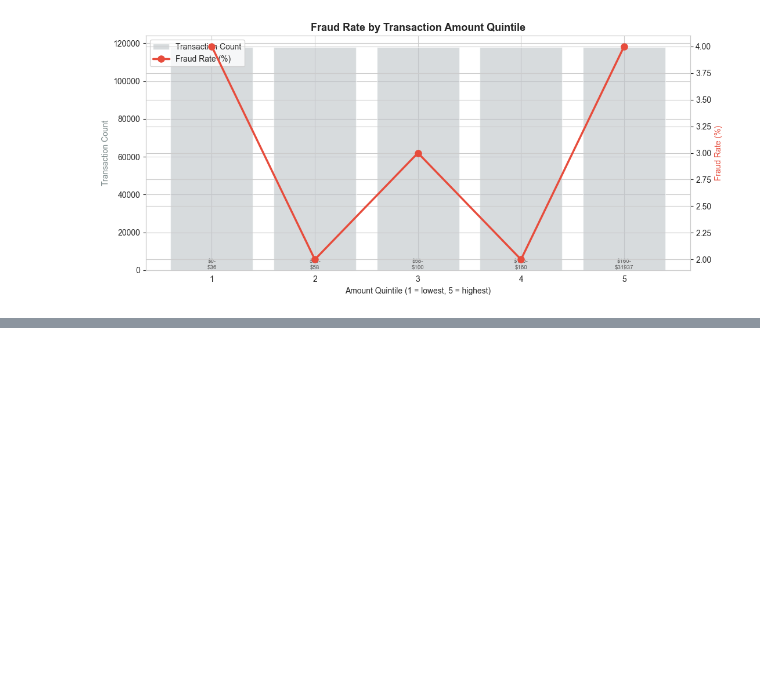
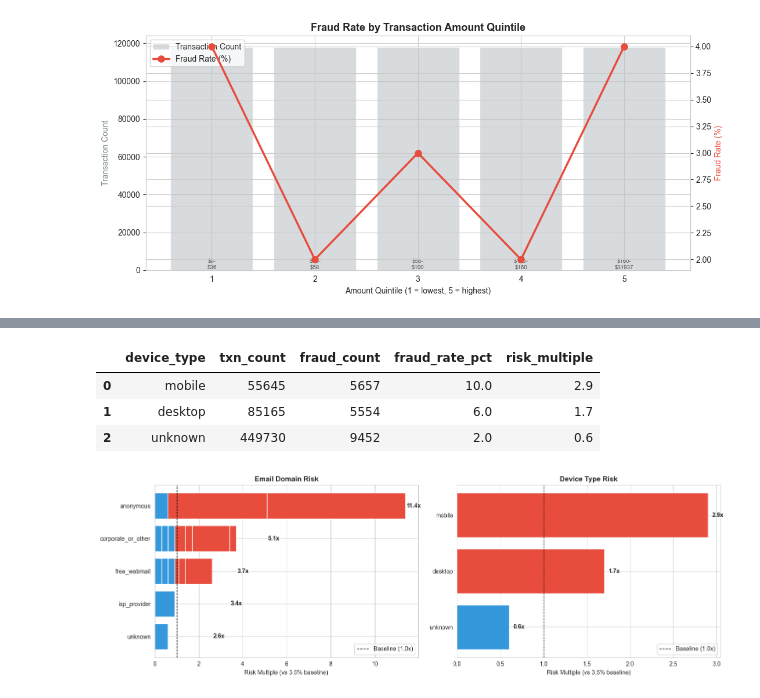
Before and after one commit to ShenbagaArunK/Credit-card-risk-analytics-sql-python, a Jupyter notebook: notebooks/05_phase4_segmentation.ipynb, the cells around one changed output, grey strips where cells are left out. Drawn from its saved outputs; the diff is of its cells as text; code cells hidden in the pictures; blank space fills up the shorter version.

Commit message:
Phase 04 done

```diff
--- a/notebooks/05_phase4_segmentation.ipynb
+++ b/notebooks/05_phase4_segmentation.ipynb
@@ -106,0 +152,57 @@ plt.show()
+# %%
+## Query 3 -- Fraud rate by device type
+
+query3 = """
+select
+		d.device_type,
+		count(*) 							as txn_count,
+		count(*) filter (where f.is_fraud) 			as fraud_count,
+		round(100 * count(*)
+			filter(where is_fraud)/count(*),2)		as fraud_rate_pct,
+		round(100 * count(*) filter (where is_fraud)
+				/ count(*) / 3.5,1)					as risk_multiple
+from fraud_dw.fact_transactions f
+join fraud_dw.dim_device d using (device_id)
+group by d.device_type
+order by fraud_rate_pct desc;"""
+
+df3 = pd.read_sql(query3,engine)
+df3
+# %% [output]
+|  | device_type | txn_count | fraud_count | fraud_rate_pct | risk_multiple |
+| 0 | mobile | 55645 | 5657 | 10.0 | 2.9 |
+| 1 | desktop | 85165 | 5554 | 6.0 | 1.7 |
+| 2 | unknown | 449730 | 9452 | 2.0 | 0.6 |
+# %%
+## Plot - Q2 and Q3 combined
+
+fig, axes = plt.subplots(1, 2, figsize=(15, 5))
+
+# Email domain risk
+colors_e = ['#e74c3c' if x >= 1 else '#3498db' for x in df2['risk_multiple']]
+axes[0].barh(df2['domain_category'], df2['risk_multiple'], color=colors_e)
+axes[0].axvline(1.0, color='black', linestyle='--', linewidth=1, label='Baseline (1.0x)')
+axes[0].set_xlabel('Risk Multiple (vs 3.5% baseline)')
+axes[0].set_title('Email Domain Risk', fontsize=12, fontweight='bold')
+axes[0].invert_yaxis()
+axes[0].legend()
+capped_df =   df2[df2['risk_multiple'] >= 2.6]
+for i, v in enumerate(capped_df["risk_multiple"]):
+    axes[0].text(v + 0.05, i, f'{v:.1f}x', va='center', fontweight='bold')
+
+# Device type risk
+colors_d = ['#e74c3c' if x >= 1 else '#3498db' for x in df3['risk_multiple']]
+axes[1].barh(df3['device_type'], df3['risk_multiple'], color=colors_d)
+axes[1].axvline(1.0, color='black', linestyle='--', linewidth=1, label='Baseline (1.0x)')
+axes[1].set_xlabel('Risk Multiple (vs 3.5% baseline)')
+axes[1].set_title('Device Type Risk', fontsize=12, fontweight='bold')
+axes[1].invert_yaxis()
+axes[1].legend()
+for i, v in enumerate(df3['risk_multiple']):
+    axes[1].text(v + 0.05, i, f'{v:.1f}x', va='center', fontweight='bold')
+
+plt.tight_layout()
+plt.savefig('visuals/phase4_q2q3_risk_multiples.png', bbox_inches='tight')
+plt.show()
+# %% [output]
+[figure, added]
```
Also changed, not shown: parts of 8 cells of this notebook, 2 other files.
